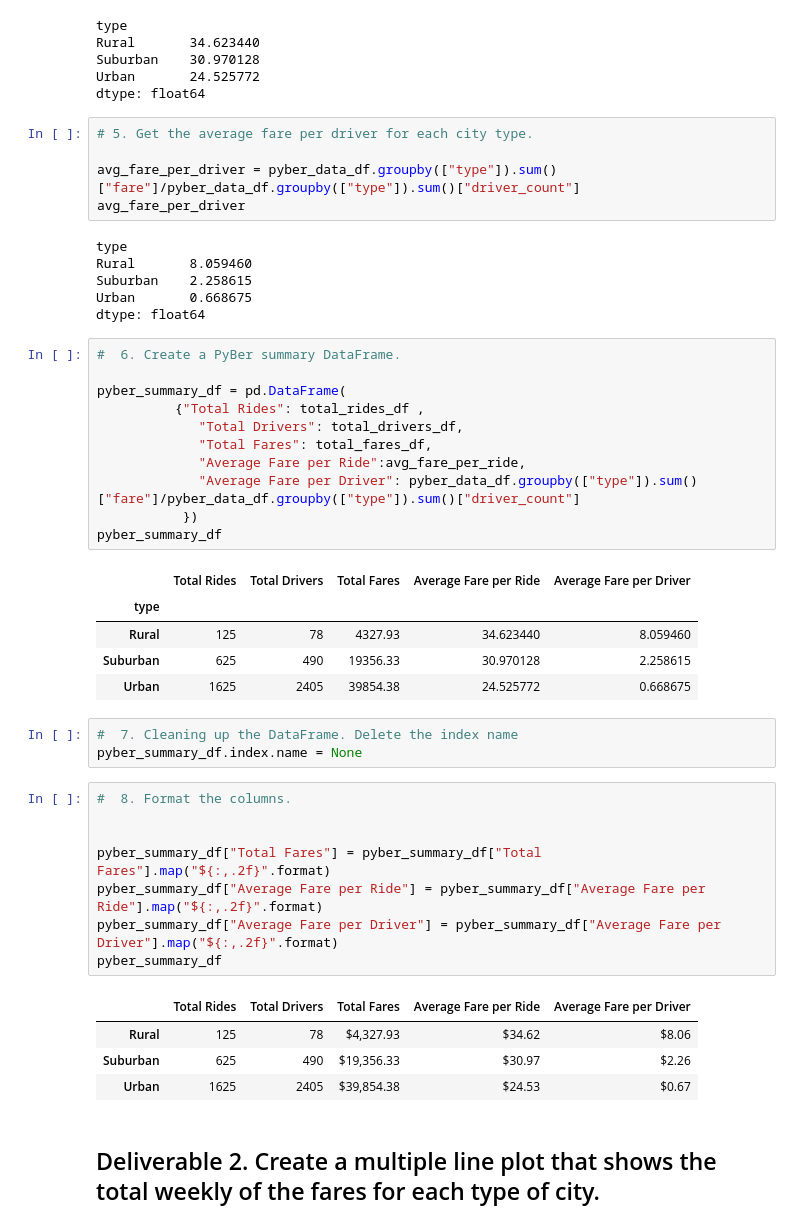
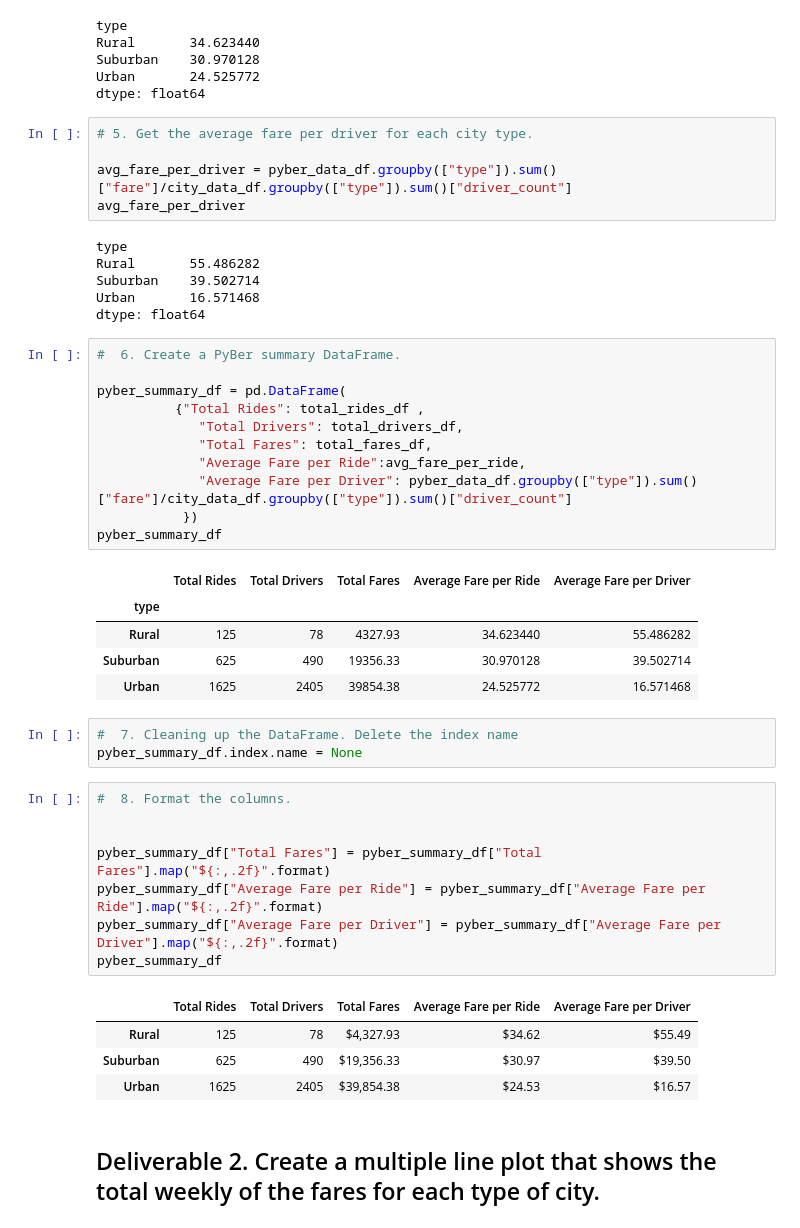
Before and after one commit to urvish7/PyBer_Analysis, a Jupyter notebook: PyBer_Challenge.ipynb, the cells around one changed output. Saved outputs shown, nothing was run; the diff lists cells and outputs as text.

```diff
--- a/PyBer_Challenge.ipynb
+++ b/PyBer_Challenge.ipynb
@@ -105,31 +105,31 @@ dtype: float64
 # %%
 # 5. Get the average fare per driver for each city type.
 
-avg_fare_per_driver = pyber_data_df.groupby(["type"]).sum()["fare"]/pyber_data_df.groupby(["type"]).sum()["driver_count"]
+avg_fare_per_driver = pyber_data_df.groupby(["type"]).sum()["fare"]/city_data_df.groupby(["type"]).sum()["driver_count"]
 avg_fare_per_driver
 # %% [output]
 type
-Rural       8.059460
-Suburban    2.258615
-Urban       0.668675
+Rural       55.486282
+Suburban    39.502714
+Urban       16.571468
 dtype: float64
 # %%
 #  6. Create a PyBer summary DataFrame.
 
 pyber_summary_df = pd.DataFrame(
           {"Total Rides": total_rides_df ,
              "Total Drivers": total_drivers_df,
              "Total Fares": total_fares_df,
              "Average Fare per Ride":avg_fare_per_ride,
-             "Average Fare per Driver": pyber_data_df.groupby(["type"]).sum()["fare"]/pyber_data_df.groupby(["type"]).sum()["driver_count"]
+             "Average Fare per Driver": pyber_data_df.groupby(["type"]).sum()["fare"]/city_data_df.groupby(["type"]).sum()["driver_count"]
            })
 pyber_summary_df
 # %% [output]
 |  | Total Rides | Total Drivers | Total Fares | Average Fare per Ride | Average Fare per Driver |
 | type |  |  |  |  |  |
-| Rural | 125 | 78 | 4327.93 | 34.623440 | 8.059460 |
-| Suburban | 625 | 490 | 19356.33 | 30.970128 | 2.258615 |
-| Urban | 1625 | 2405 | 39854.38 | 24.525772 | 0.668675 |
+| Rural | 125 | 78 | 4327.93 | 34.623440 | 55.486282 |
+| Suburban | 625 | 490 | 19356.33 | 30.970128 | 39.502714 |
+| Urban | 1625 | 2405 | 39854.38 | 24.525772 | 16.571468 |
 # %%
 #  7. Cleaning up the DataFrame. Delete the index name
 pyber_summary_df.index.name = None
@@ -143,9 +143,9 @@ pyber_summary_df["Average Fare per Driver"] = pyber_summary_df["Average Fare per
 pyber_summary_df
 # %% [output]
 |  | Total Rides | Total Drivers | Total Fares | Average Fare per Ride | Average Fare per Driver |
-| Rural | 125 | 78 | $4,327.93 | $34.62 | $8.06 |
-| Suburban | 625 | 490 | $19,356.33 | $30.97 | $2.26 |
-| Urban | 1625 | 2405 | $39,854.38 | $24.53 | $0.67 |
+| Rural | 125 | 78 | $4,327.93 | $34.62 | $55.49 |
+| Suburban | 625 | 490 | $19,356.33 | $30.97 | $39.50 |
+| Urban | 1625 | 2405 | $39,854.38 | $24.53 | $16.57 |
 # %% [markdown]
 ## Deliverable 2.  Create a multiple line plot that shows the total weekly of the fares for each type of city.
 # %%
```
